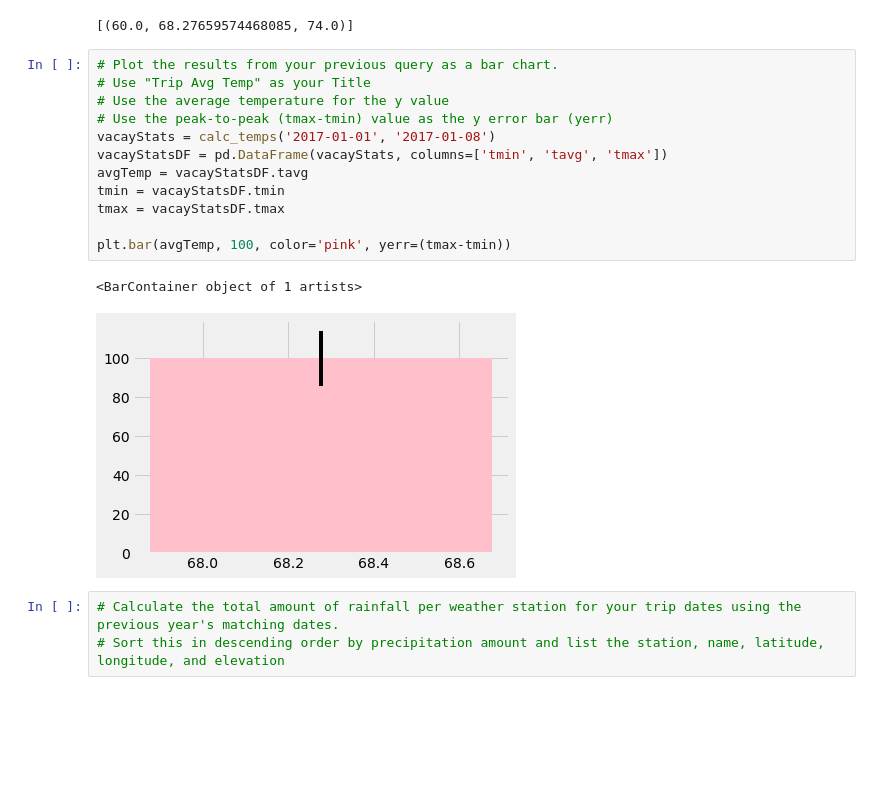
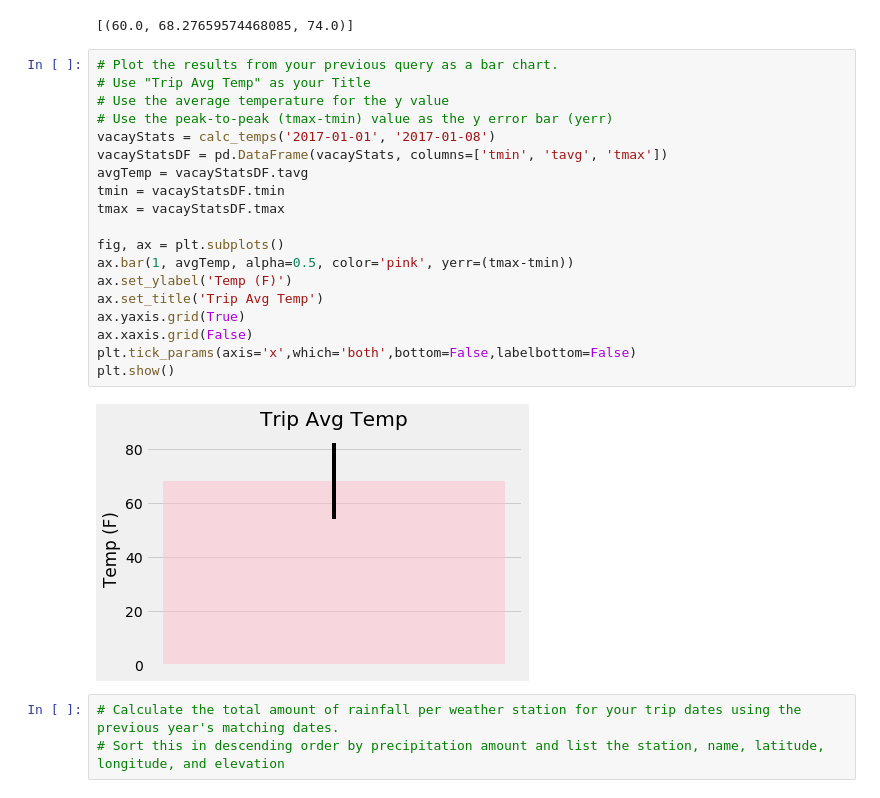
Before and after one commit to bbixby/sqlalchemy-challenge, a Jupyter notebook: climate_analysis.ipynb, the cells around one changed output. Drawn from its saved outputs; the diff is of its cells as text; blank space fills up the shorter version.

Commit message:
working app.py and updated notebook bonus graph 1

```diff
--- a/climate_analysis.ipynb
+++ b/climate_analysis.ipynb
@@ -255,18 +255,24 @@ calc_temps('2017-01-01', '2017-01-08')
 # %%
 # Plot the results from your previous query as a bar chart.
 # Use "Trip Avg Temp" as your Title
 # Use the average temperature for the y value
 # Use the peak-to-peak (tmax-tmin) value as the y error bar (yerr)
 vacayStats = calc_temps('2017-01-01', '2017-01-08')
 vacayStatsDF = pd.DataFrame(vacayStats, columns=['tmin', 'tavg', 'tmax'])
 avgTemp = vacayStatsDF.tavg
 tmin = vacayStatsDF.tmin
 tmax = vacayStatsDF.tmax
 
-plt.bar(avgTemp, 100, color='pink', yerr=(tmax-tmin))
+fig, ax = plt.subplots()
+ax.bar(1, avgTemp, alpha=0.5, color='pink', yerr=(tmax-tmin))
+ax.set_ylabel('Temp (F)')
+ax.set_title('Trip Avg Temp')
+ax.yaxis.grid(True)
+ax.xaxis.grid(False)
+plt.tick_params(axis='x',which='both',bottom=False,labelbottom=False)
+plt.show()
 # %% [output]
-<BarContainer object of 1 artists>
-[figure, old version]
+[figure, new version]
 # %%
 # Calculate the total amount of rainfall per weather station for your trip dates using the previous year's matching dates.
 # Sort this in descending order by precipitation amount and list the station, name, latitude, longitude, and elevation
```
Also changed, not shown: parts of 1 cell of this notebook, 1 other file.
